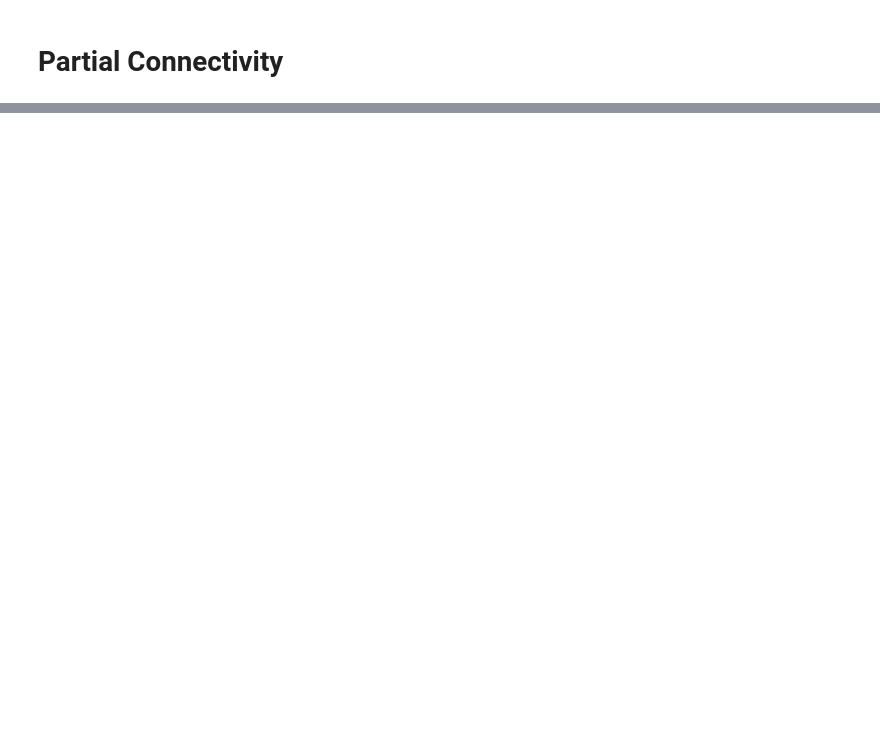
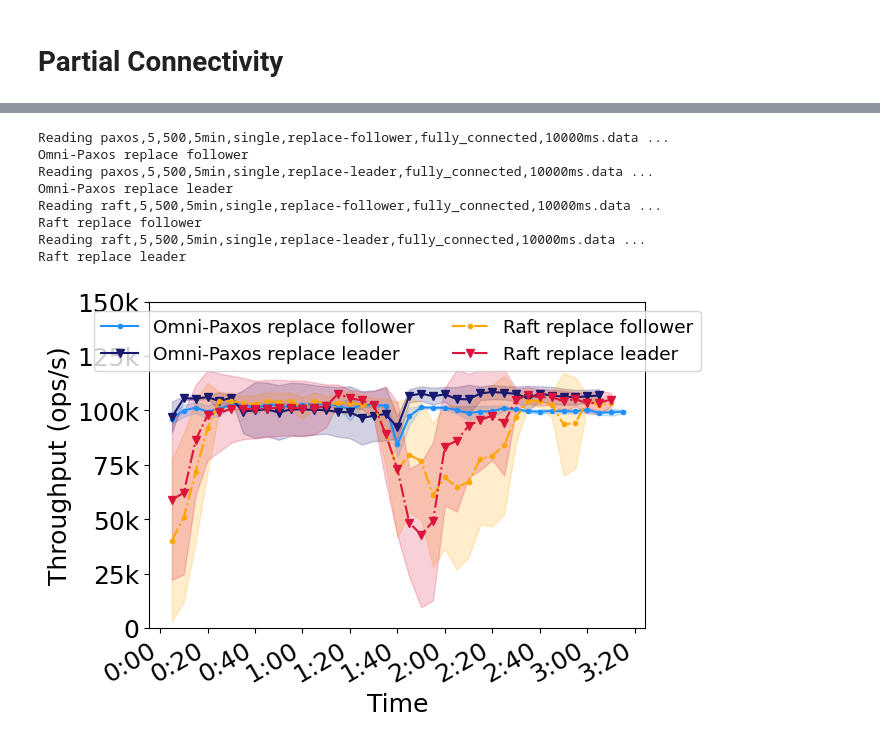
Before and after one commit to haraldng/omnipaxos-artifacts, a Jupyter notebook: visualisation/custom_plotters/bench/atomic_broadcast/Plotter.ipynb, the cells around one changed output, grey strips where cells are left out. Saved outputs shown, nothing was run; the diff lists cells and outputs as text; code cells hidden in the pictures; blank space fills up the shorter version.

```diff
--- a/visualisation/custom_plotters/bench/atomic_broadcast/Plotter.ipynb
+++ b/visualisation/custom_plotters/bench/atomic_broadcast/Plotter.ipynb
@@ -350,0 +476,26 @@ Raft, n=3
+# %%
+WINDOW_DURATION = 5
+PLOT_CI = True
+# %%
+def get_label_and_color(filename):
+    csv = filename.split(",")
+    algorithm = csv[0]
+    if algorithm == "paxos":
+        algorithm = "Omni-Paxos"
+    else:
+        algorithm = "Raft"
+    reconfig = csv[5]
+    if reconfig == "none":
+        label = algorithm
+    else:
+        label = "{} {}".format(algorithm, reconfig.replace("-", " "))
+    color = colors[label]
+    return (label, color)
+
+def get_linestyle_and_marker(label):
+    split = label.split(" ", 1)
+    algo = split[0]
+    duration = split[1]
+    linestyle = linestyles[algo]
+    marker = markers[duration]
+    return (linestyle, marker)
@@ -350,0 +608,14 @@ Raft, n=3
+# %%
+#RECONFIG_SINGLE_CP500 = "/Users/haraldng/Library/CloudStorage/Dropbox/google-cloud/revision/2021-07-28-reconfig/5-500-single/windowed"
+RECONFIG_SINGLE_CP500 = "/Users/haraldng/Library/CloudStorage/Dropbox/google-cloud/twenty1/meta_results/twenty1/5-500-single/windowed"
+plot_tp_windows(RECONFIG_SINGLE_CP500)
+# %% [output]
+Reading paxos,5,500,5min,single,replace-follower,fully_connected,10000ms.data ...
+Omni-Paxos replace follower
+Reading paxos,5,500,5min,single,replace-leader,fully_connected,10000ms.data ...
+Omni-Paxos replace leader
+Reading raft,5,500,5min,single,replace-follower,fully_connected,10000ms.data ...
+Raft replace follower
+Reading raft,5,500,5min,single,replace-leader,fully_connected,10000ms.data ...
+Raft replace leader
+[figure, added]
```
Also changed, not shown: parts of 28 cells of this notebook.
